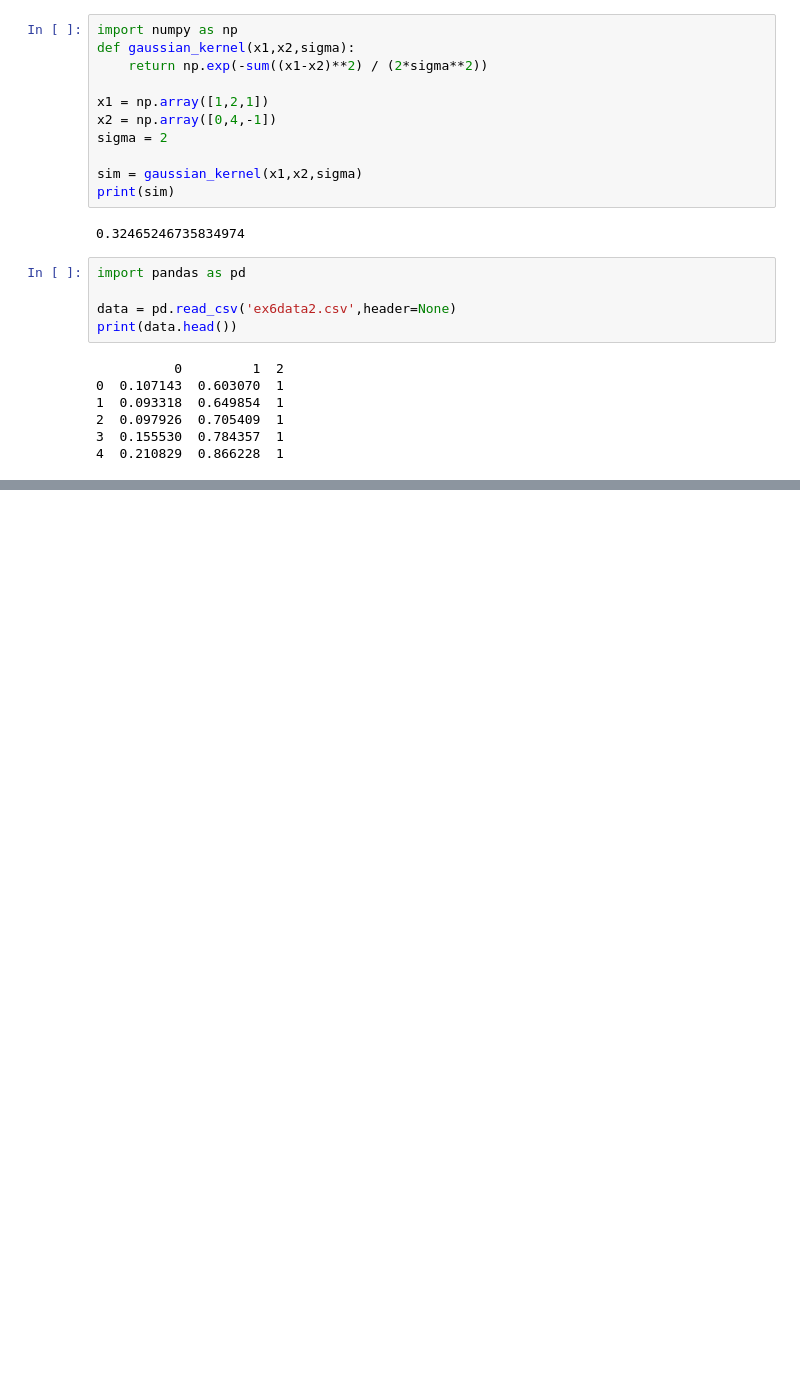
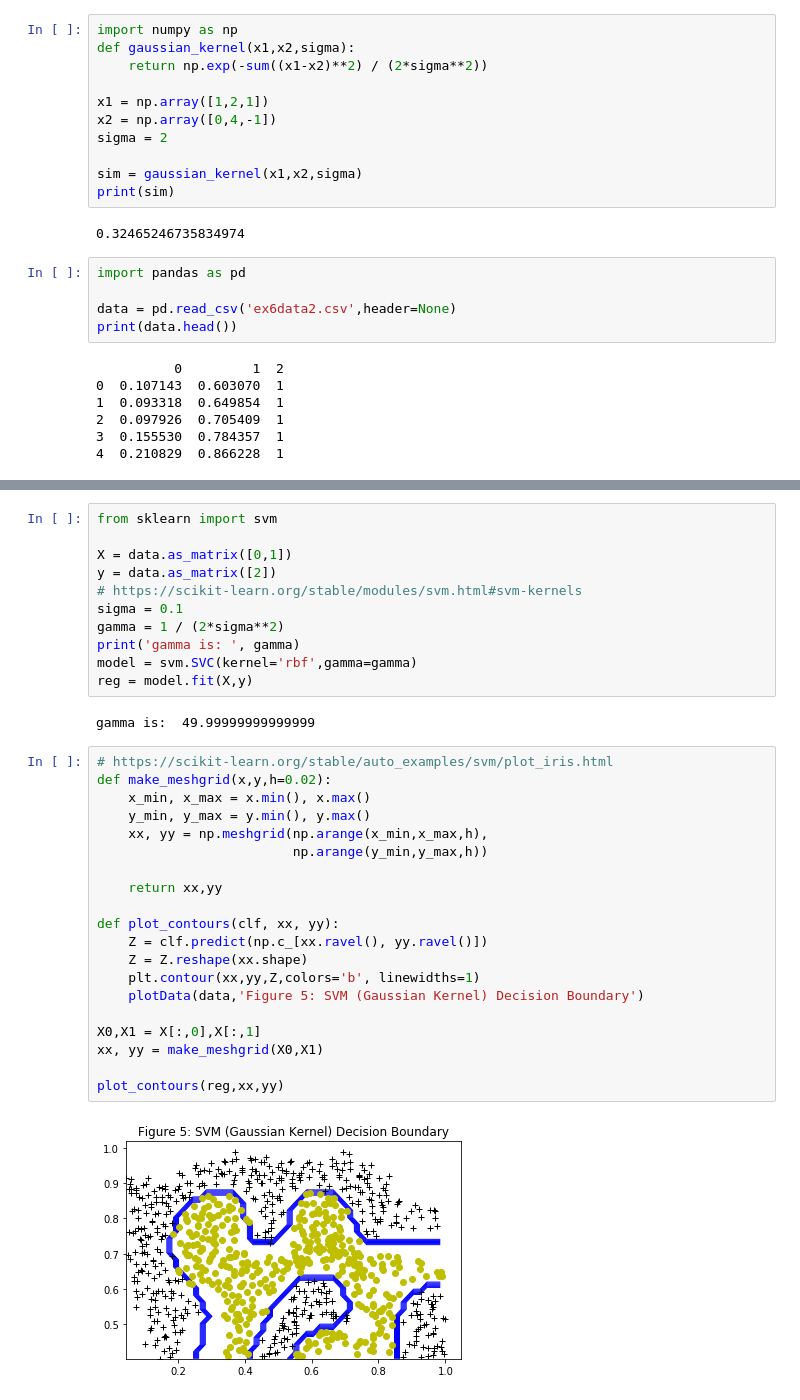
Before and after one commit to jamelouis/machine-learning, a Jupyter notebook: machine-learning-ex6/svm_with_gaussian_kernels.ipynb, the cells around one changed output, grey strips where cells are left out. Drawn from its saved outputs; the diff is of its cells as text; blank space fills up the shorter version.

Commit message:
[ex6] svm with gaussian kernels
1. gaussian kernels function
2. svm with gaussian kernels
3. tune the gamma parameters
4. the relation between sigma and gamma

```diff
--- a/machine-learning-ex6/svm_with_gaussian_kernels.ipynb
+++ b/machine-learning-ex6/svm_with_gaussian_kernels.ipynb
@@ -40,0 +41,35 @@ plotData(data,"Figure 4: Example Dataset 2")
+# %%
+from sklearn import svm
+
+X = data.as_matrix([0,1])
+y = data.as_matrix([2])
+# https://scikit-learn.org/stable/modules/svm.html#svm-kernels
+sigma = 0.1
+gamma = 1 / (2*sigma**2)
+print('gamma is: ', gamma)
+model = svm.SVC(kernel='rbf',gamma=gamma)
+reg = model.fit(X,y)
+# %% [output]
+gamma is:  49.99999999999999
+# %%
+# https://scikit-learn.org/stable/auto_examples/svm/plot_iris.html
+def make_meshgrid(x,y,h=0.02):
+    x_min, x_max = x.min(), x.max()
+    y_min, y_max = y.min(), y.max()
+    xx, yy = np.meshgrid(np.arange(x_min,x_max,h),
+                         np.arange(y_min,y_max,h))
+
+    return xx,yy
+
+def plot_contours(clf, xx, yy):
+    Z = clf.predict(np.c_[xx.ravel(), yy.ravel()])
+    Z = Z.reshape(xx.shape)
+    plt.contour(xx,yy,Z,colors='b', linewidths=1)
+    plotData(data,'Figure 5: SVM (Gaussian Kernel) Decision Boundary')
+
+X0,X1 = X[:,0],X[:,1]
+xx, yy = make_meshgrid(X0,X1)
+
+plot_contours(reg,xx,yy)
+# %% [output]
+[figure, added]
```
Also changed, not shown: parts of 1 cell of this notebook, 4 other files.
